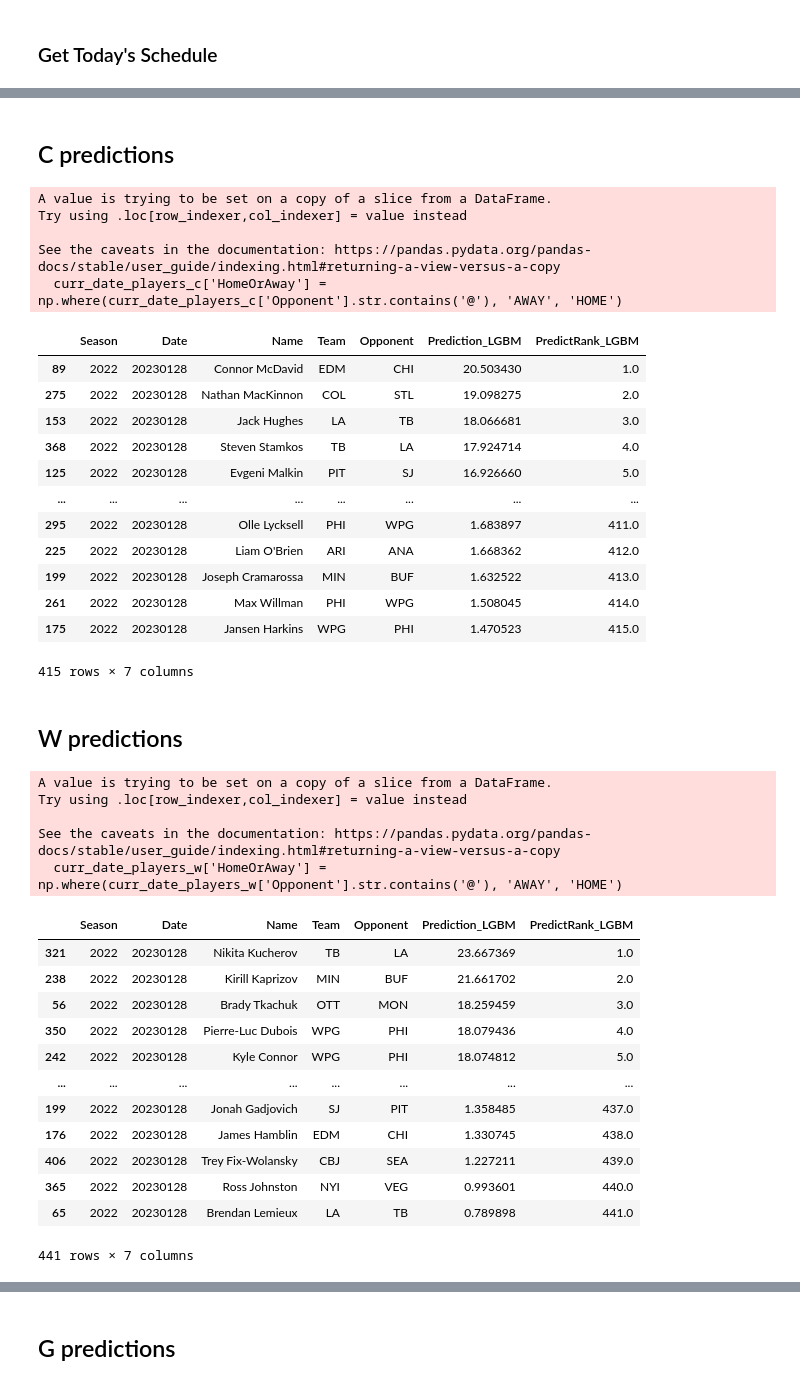
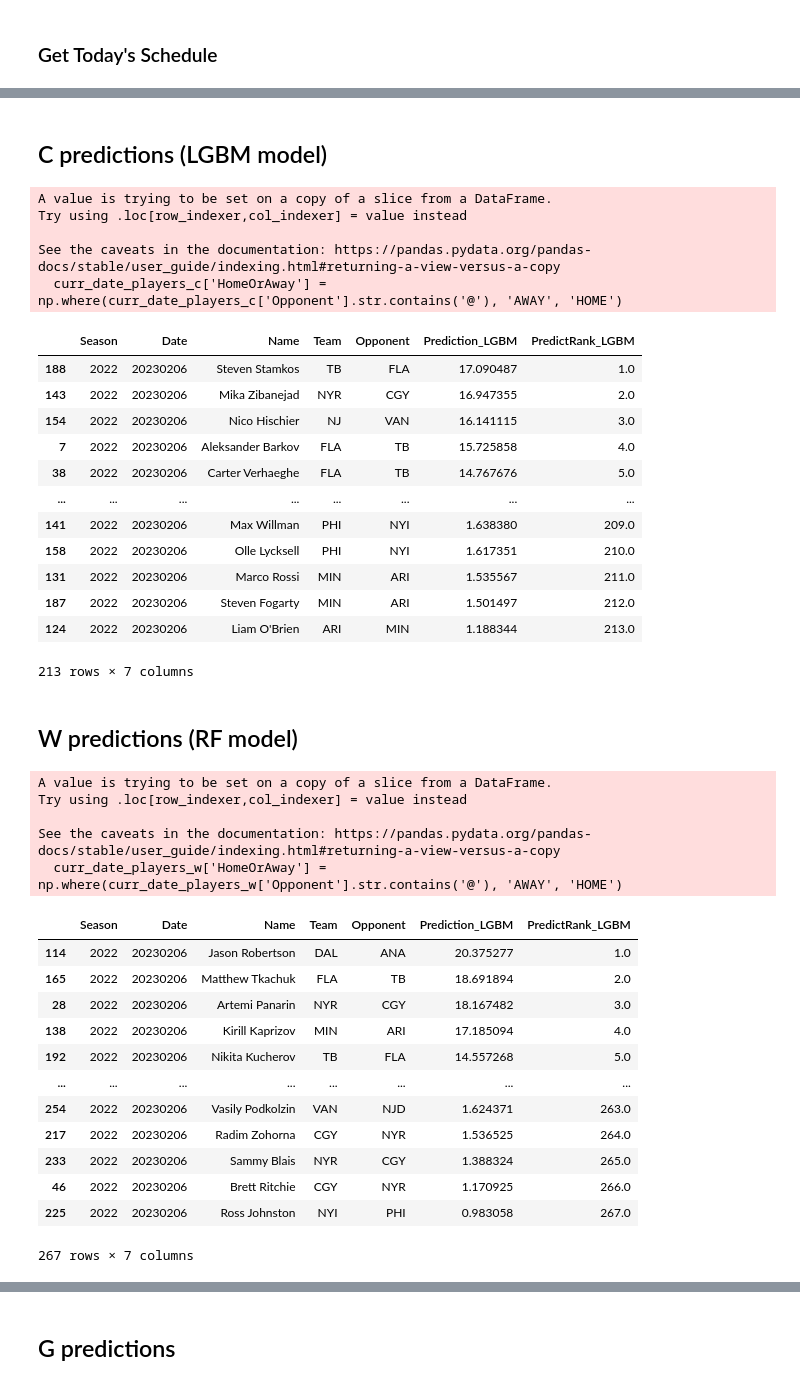
Before and after one commit to gszwabowski/predict-NHL-FantasyPoints, a Jupyter notebook: NHL_predict_FP-makepredictions-github.ipynb, the cells around one changed output, grey strips where cells are left out. Drawn from its saved outputs; the diff is of its cells as text; code cells hidden in the pictures.

Commit message:
update predictions notebook, add notebook with param tuning for LGBM models, add notebook to visualize correlations

```diff
--- a/NHL_predict_FP-makepredictions-github.ipynb
+++ b/NHL_predict_FP-makepredictions-github.ipynb
@@ -1067,7 +1088,7 @@ Today's Schedule:
 # %%
 import joblib
 # %% [markdown]
-## C predictions
+## C predictions (LGBM model)
 # %%
 working_directory = 'D:/machine_learning/DFS/NHL'
 import os
@@ -1285,10 +1306,10 @@ X_test = pred_df.copy()
 c_features = ['HomeOrAway', 'GM3', 'GM_pg3', 'G3', 'G_pg3', 'A3', 'A_pg3', 'PTS3', 'PTS_pg3', 'plusminus3', 'plusminus_pg3', 'HT3', 'HT_pg3', 'PIM3', 'PIM_pg3', 'PPG3', 'PPG_pg3', 'SHG3', 'SHG_pg3', 'SOG3', 'SOG_pg3', 'BLK3', 'BLK_pg3', 'FP3', 'FP_pg3', 'GM', 'G', 'G_pg', 'A', 'A_pg', 'PTS', 'PTS_pg', 'PM', 'PM_pg', 'HT', 'HT_pg', 'PIM', 'PIM_pg', 'PPG', 'PPG_pg', 'SHG_pg', 'SOG', 'SOG_pg', 'BLK', 'BLK_pg', 'FP', 'FP_pg', 'def_G3', 'def_G_pg3', 'def_A3', 'def_A_pg3', 'def_PTS3', 'def_PTS_pg3', 'def_plusminus3', 'def_plusminus_pg3', 'def_HT3', 'def_HT_pg3', 'def_PIM3', 'def_PIM_pg3', 'def_PPG3', 'def_PPG_pg3', 'def_SHG3', 'def_SHG_pg3', 'def_SOG3', 'def_SOG_pg3', 'def_BLK3', 'def_BLK_pg3', 'def_FP3', 'def_FP_pg3', 'def_G', 'def_G_pg', 'def_A', 'def_A_pg', 'def_PTS', 'def_PTS_pg', 'def_PM', 'def_PM_pg', 'def_HT', 'def_HT_pg', 'def_PIM', 'def_PIM_pg', 'def_PPG', 'def_PPG_pg', 'def_SHG_pg', 'def_SOG', 'def_SOG_pg', 'def_BLK', 'def_BLK_pg', 'def_FP', 'def_FP_pg']
 
 # open previously pickled scaler for G and load it
-file = 'scalers/c_scaler.pkl'
+file = 'scalers/c_scaler_pt.pkl'
 scaler = joblib.load(file)
 
-file = 'scalers/c_X_train.pkl'
+file = 'scalers/c_X_train_pt.pkl'
 C_X_train = joblib.load(file)
 
 # fit scaler to guard X train df from when model was trained
@@ -1299,7 +1320,7 @@ X_test = pd.DataFrame(c_scaler.transform(X_test[c_features]), columns = X_test[c
 
 # open best performing model, make predictions, write to csv
 import joblib
-filename = 'models/LGBM_models/C_model_allfeats.pkl'
+filename = 'models/LGBM_models/C_model_allfeats_pt.pkl'
 model = joblib.load(filename)
 
 predictions = model.predict(X_test[c_features])
@@ -1316,20 +1337,20 @@ Try using .loc[row_indexer,col_indexer] = value instead
 See the caveats in the documentation: https://pandas.pydata.org/pandas-docs/stable/user_guide/indexing.html#returning-a-view-versus-a-copy
   curr_date_players_c['HomeOrAway'] = np.where(curr_date_players_c['Opponent'].str.contains('@'), 'AWAY', 'HOME')
 |  | Season | Date | Name | Team | Opponent | Prediction_LGBM | PredictRank_LGBM |
-| 89 | 2022 | 20230128 | Connor McDavid | EDM | CHI | 20.503430 | 1.0 |
-| 275 | 2022 | 20230128 | Nathan MacKinnon | COL | STL | 19.098275 | 2.0 |
-| 153 | 2022 | 20230128 | Jack Hughes | LA | TB | 18.066681 | 3.0 |
-| 368 | 2022 | 20230128 | Steven Stamkos | TB | LA | 17.924714 | 4.0 |
-| 125 | 2022 | 20230128 | Evgeni Malkin | PIT | SJ | 16.926660 | 5.0 |
+| 188 | 2022 | 20230206 | Steven Stamkos | TB | FLA | 17.090487 | 1.0 |
+| 143 | 2022 | 20230206 | Mika Zibanejad | NYR | CGY | 16.947355 | 2.0 |
+| 154 | 2022 | 20230206 | Nico Hischier | NJ | VAN | 16.141115 | 3.0 |
+| 7 | 2022 | 20230206 | Aleksander Barkov | FLA | TB | 15.725858 | 4.0 |
+| 38 | 2022 | 20230206 | Carter Verhaeghe | FLA | TB | 14.767676 | 5.0 |
 | ... | ... | ... | ... | ... | ... | ... | ... |
-| 295 | 2022 | 20230128 | Olle Lycksell | PHI | WPG | 1.683897 | 411.0 |
-| 225 | 2022 | 20230128 | Liam O'Brien | ARI | ANA | 1.668362 | 412.0 |
-| 199 | 2022 | 20230128 | Joseph Cramarossa | MIN | BUF | 1.632522 | 413.0 |
-| 261 | 2022 | 20230128 | Max Willman | PHI | WPG | 1.508045 | 414.0 |
-| 175 | 2022 | 20230128 | Jansen Harkins | WPG | PHI | 1.470523 | 415.0 |
+| 141 | 2022 | 20230206 | Max Willman | PHI | NYI | 1.638380 | 209.0 |
+| 158 | 2022 | 20230206 | Olle Lycksell | PHI | NYI | 1.617351 | 210.0 |
+| 131 | 2022 | 20230206 | Marco Rossi | MIN | ARI | 1.535567 | 211.0 |
+| 187 | 2022 | 20230206 | Steven Fogarty | MIN | ARI | 1.501497 | 212.0 |
+| 124 | 2022 | 20230206 | Liam O'Brien | ARI | MIN | 1.188344 | 213.0 |
-415 rows × 7 columns
+213 rows × 7 columns
 # %% [markdown]
-## W predictions
+## W predictions (RF model)
 # %%
 working_directory = 'D:/machine_learning/DFS/NHL'
 import os
@@ -1548,47 +1569,47 @@ X_test = pred_df.copy()
 w_features = ['HomeOrAway', 'GM3', 'GM_pg3', 'G3', 'G_pg3', 'A3', 'A_pg3', 'PTS3', 'PTS_pg3', 'plusminus3', 'plusminus_pg3', 'HT3', 'HT_pg3', 'PIM3', 'PIM_pg3', 'PPG3', 'PPG_pg3', 'SHG3', 'SHG_pg3', 'SOG3', 'SOG_pg3', 'BLK3', 'BLK_pg3', 'FP3', 'FP_pg3', 'GM', 'G', 'G_pg', 'A', 'A_pg', 'PTS', 'PTS_pg', 'PM', 'PM_pg', 'HT', 'HT_pg', 'PIM', 'PIM_pg', 'PPG', 'PPG_pg', 'SHG_pg', 'SOG', 'SOG_pg', 'BLK', 'BLK_pg', 'FP', 'FP_pg', 'def_G3', 'def_G_pg3', 'def_A3', 'def_A_pg3', 'def_PTS3', 'def_PTS_pg3', 'def_plusminus3', 'def_plusminus_pg3', 'def_HT3', 'def_HT_pg3', 'def_PIM3', 'def_PIM_pg3', 'def_PPG3', 'def_PPG_pg3', 'def_SHG3', 'def_SHG_pg3', 'def_SOG3', 'def_SOG_pg3', 'def_BLK3', 'def_BLK_pg3', 'def_FP3', 'def_FP_pg3', 'def_G', 'def_G_pg', 'def_A', 'def_A_pg', 'def_PTS', 'def_PTS_pg', 'def_PM', 'def_PM_pg', 'def_HT', 'def_HT_pg', 'def_PIM', 'def_PIM_pg', 'def_PPG', 'def_PPG_pg', 'def_SHG_pg', 'def_SOG', 'def_SOG_pg', 'def_BLK', 'def_BLK_pg', 'def_FP', 'def_FP_pg']
 
 # open previously pickled scaler for W and load it
-file = 'scalers/w_scaler.pkl'
+file = 'scalers/w_scaler_pt.pkl'
 scaler = joblib.load(file)
 
-file = 'scalers/w_X_train.pkl'
+file = 'scalers/w_X_train_pt.pkl'
 W_X_train = joblib.load(file)
 
 # fit scaler to guard X train df from when model was trained
 w_scaler = scaler.fit(W_X_train[w_features])
 
 # scale the prediction dataframe
 X_test = pd.DataFrame(w_scaler.transform(X_test[w_features]), columns = X_test[w_features].columns)
 
 # open best performing model, make predictions, write to csv
 import joblib
-filename = 'models/LGBM_models/W_model_allfeats.pkl'
+filename = 'models/LGBM_models/W_model_allfeats_pt.pkl'
 model = joblib.load(filename)
 
 predictions = model.predict(X_test[w_features])
 pred_df['Prediction_LGBM'] = predictions
 pred_df['PredictRank_LGBM'] = pred_df.groupby(['Season','Date'])['Prediction_LGBM'].rank(method='min', ascending = False)
 
 out_cols = ['Season','Date', 'Name', 'Team', 'Opponent', 'Prediction_LGBM', 'PredictRank_LGBM']
 display(pred_df[out_cols].sort_values(by = 'PredictRank_LGBM'))
 pred_df[out_cols].sort_values(by = 'PredictRank_LGBM').to_csv(pred_dir + 'W_Predictions_LGBM_'+str(curr_date)+'.csv')
 # %% [output]
 A value is trying to be set on a copy of a slice from a DataFrame.
 Try using .loc[row_indexer,col_indexer] = value instead
 
 See the caveats in the documentation: https://pandas.pydata.org/pandas-docs/stable/user_guide/indexing.html#returning-a-view-versus-a-copy
   curr_date_players_w['HomeOrAway'] = np.where(curr_date_players_w['Opponent'].str.contains('@'), 'AWAY', 'HOME')
 |  | Season | Date | Name | Team | Opponent | Prediction_LGBM | PredictRank_LGBM |
-| 321 | 2022 | 20230128 | Nikita Kucherov | TB | LA | 23.667369 | 1.0 |
-| 238 | 2022 | 20230128 | Kirill Kaprizov | MIN | BUF | 21.661702 | 2.0 |
-| 56 | 2022 | 20230128 | Brady Tkachuk | OTT | MON | 18.259459 | 3.0 |
-| 350 | 2022 | 20230128 | Pierre-Luc Dubois | WPG | PHI | 18.079436 | 4.0 |
-| 242 | 2022 | 20230128 | Kyle Connor | WPG | PHI | 18.074812 | 5.0 |
+| 114 | 2022 | 20230206 | Jason Robertson | DAL | ANA | 20.375277 | 1.0 |
+| 165 | 2022 | 20230206 | Matthew Tkachuk | FLA | TB | 18.691894 | 2.0 |
+| 28 | 2022 | 20230206 | Artemi Panarin | NYR | CGY | 18.167482 | 3.0 |
+| 138 | 2022 | 20230206 | Kirill Kaprizov | MIN | ARI | 17.185094 | 4.0 |
+| 192 | 2022 | 20230206 | Nikita Kucherov | TB | FLA | 14.557268 | 5.0 |
 | ... | ... | ... | ... | ... | ... | ... | ... |
-| 199 | 2022 | 20230128 | Jonah Gadjovich | SJ | PIT | 1.358485 | 437.0 |
-| 176 | 2022 | 20230128 | James Hamblin | EDM | CHI | 1.330745 | 438.0 |
-| 406 | 2022 | 20230128 | Trey Fix-Wolansky | CBJ | SEA | 1.227211 | 439.0 |
-| 365 | 2022 | 20230128 | Ross Johnston | NYI | VEG | 0.993601 | 440.0 |
-| 65 | 2022 | 20230128 | Brendan Lemieux | LA | TB | 0.789898 | 441.0 |
+| 254 | 2022 | 20230206 | Vasily Podkolzin | VAN | NJD | 1.624371 | 263.0 |
+| 217 | 2022 | 20230206 | Radim Zohorna | CGY | NYR | 1.536525 | 264.0 |
+| 233 | 2022 | 20230206 | Sammy Blais | NYR | CGY | 1.388324 | 265.0 |
+| 46 | 2022 | 20230206 | Brett Ritchie | CGY | NYR | 1.170925 | 266.0 |
+| 225 | 2022 | 20230206 | Ross Johnston | NYI | PHI | 0.983058 | 267.0 |
-441 rows × 7 columns
+267 rows × 7 columns
 # %% [markdown]
```
Also changed, not shown: parts of 97 cells of this notebook, 13 other files.
